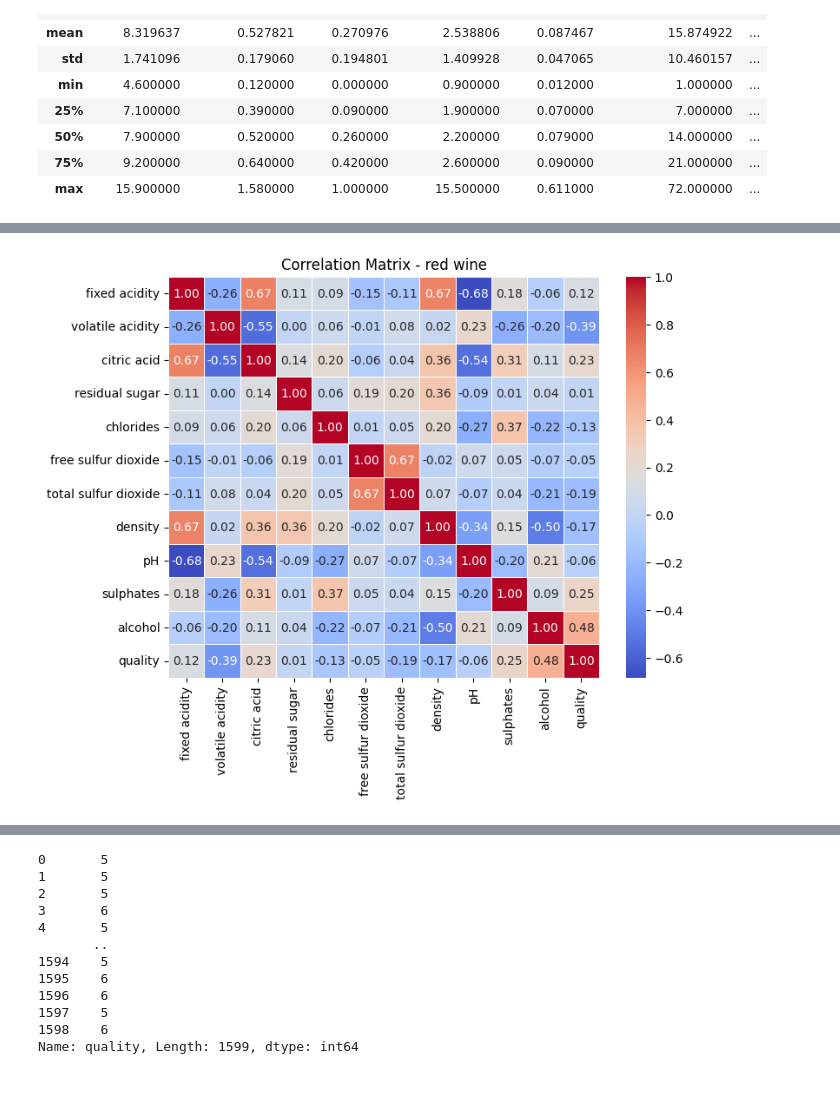
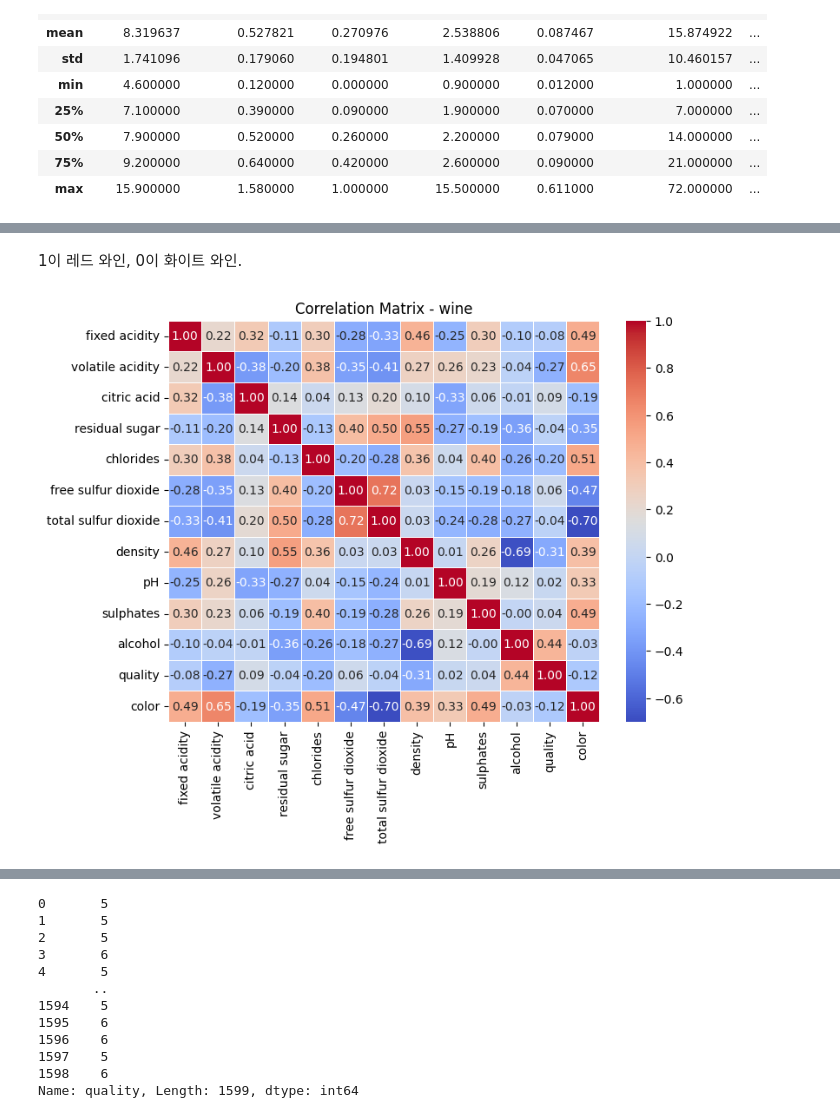
Before and after one commit to EthanSong50/ML, a Jupyter notebook: wine_classification.ipynb, the cells around one changed output, grey strips where cells are left out. Drawn from its saved outputs; the diff is of its cells as text; code cells hidden in the pictures; blank space fills up the shorter version.

Commit message:
Colaboratory를 통해 생성됨

```diff
--- a/wine_classification.ipynb
+++ b/wine_classification.ipynb
@@ -8,7 +19,7 @@ import pandas as pd
 import matplotlib.pyplot as plt
 import seaborn as sns
 # %%
-rWine = pd.read_csv('/content/drive/MyDrive/Colab Notebooks/winequality-red.csv',  sep=';')
-rWine
+red_wine = pd.read_csv('/content/drive/MyDrive/Colab Notebooks/winequality-red.csv',  sep=';')
+red_wine.head()
 # %% [output]
 |  | fixed acidity | volatile acidity | citric acid | residual sugar | chlorides | free sulfur dioxide | ... |
@@ -27,6 +31,6 @@ rWine
 # %%
-wWine = pd.read_csv('/content/drive/MyDrive/Colab Notebooks/winequality-white.csv',  sep=';')
-wWine
+white_wine = pd.read_csv('/content/drive/MyDrive/Colab Notebooks/winequality-white.csv',  sep=';')
+white_wine.head()
 # %% [output]
 |  | fixed acidity | volatile acidity | citric acid | residual sugar | chlorides | free sulfur dioxide | ... |
 | 0 | 7.0 | 0.27 | 0.36 | 20.7 | 0.045 | 45.0 | ... |
@@ -116,0 +78,9 @@ rWine.describe()
+# %%
+# 구조가 동일하므로 레드 와인/화이트 와인 데이터를 연결
+# wine 'color' 컬럼 추가하여 구분
+red_wine['color'] = 1.
+white_wine['color'] = 0.
+
+wine = pd.concat([red_wine, white_wine])
+wine.reset_index(drop=True, inplace=True)
+wine.info()
@@ -134,12 +137,16 @@ Index(['fixed acidity', 'volatile acidity', 'citric acid', 'residual sugar',
+# %% [markdown]
+1이 레드 와인, 0이 화이트 와인.
 # %%
-correlation_matrix = rWine[['fixed acidity', 'volatile acidity', 'citric acid', 'residual sugar',
+correlation_matrix = wine[['fixed acidity', 'volatile acidity', 'citric acid', 'residual sugar',
        'chlorides', 'free sulfur dioxide', 'total sulfur dioxide', 'density',
-       'pH', 'sulphates', 'alcohol', 'quality']].corr()
+       'pH', 'sulphates', 'alcohol', 'quality', 'color']].corr()
 
 # 히트맵 그리기
 plt.figure(figsize=(8, 6))
 sns.heatmap(correlation_matrix, annot=True, cmap='coolwarm', fmt='.2f', linewidths=.5)
-plt.title('Correlation Matrix - red wine')
+plt.title('Correlation Matrix - wine')
 plt.show()
+
+# 와인 color와 상관성이 강한 것: total sulfur dioxide
 # %% [output]
-[figure, old version]
+[figure, new version]
```
Also changed, not shown: parts of 28 cells of this notebook.
